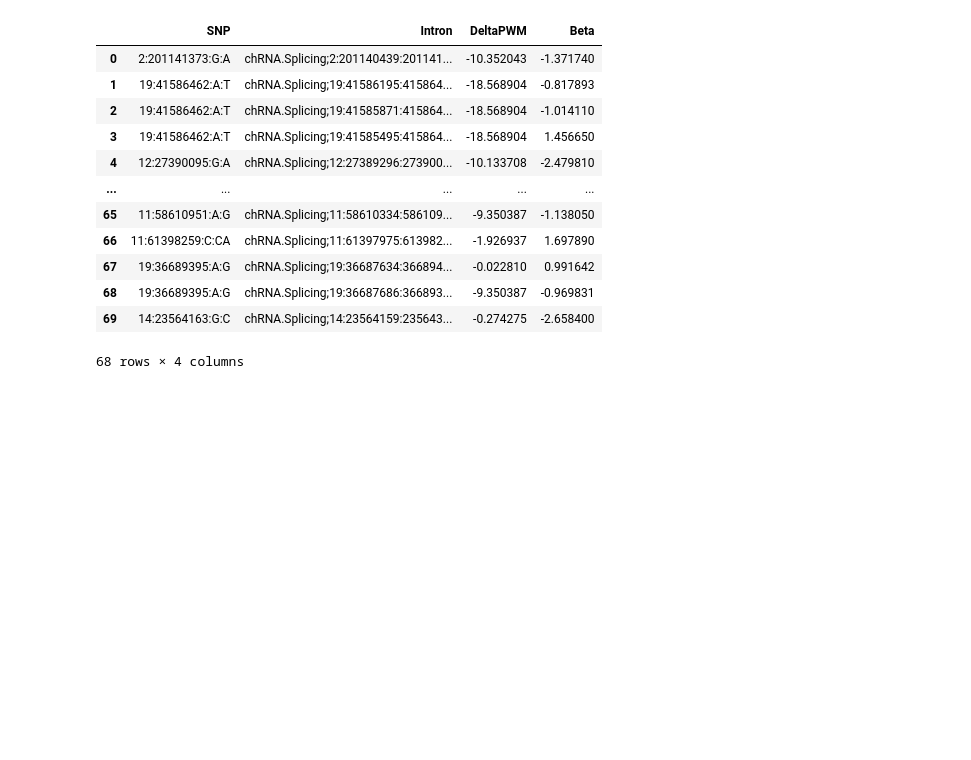
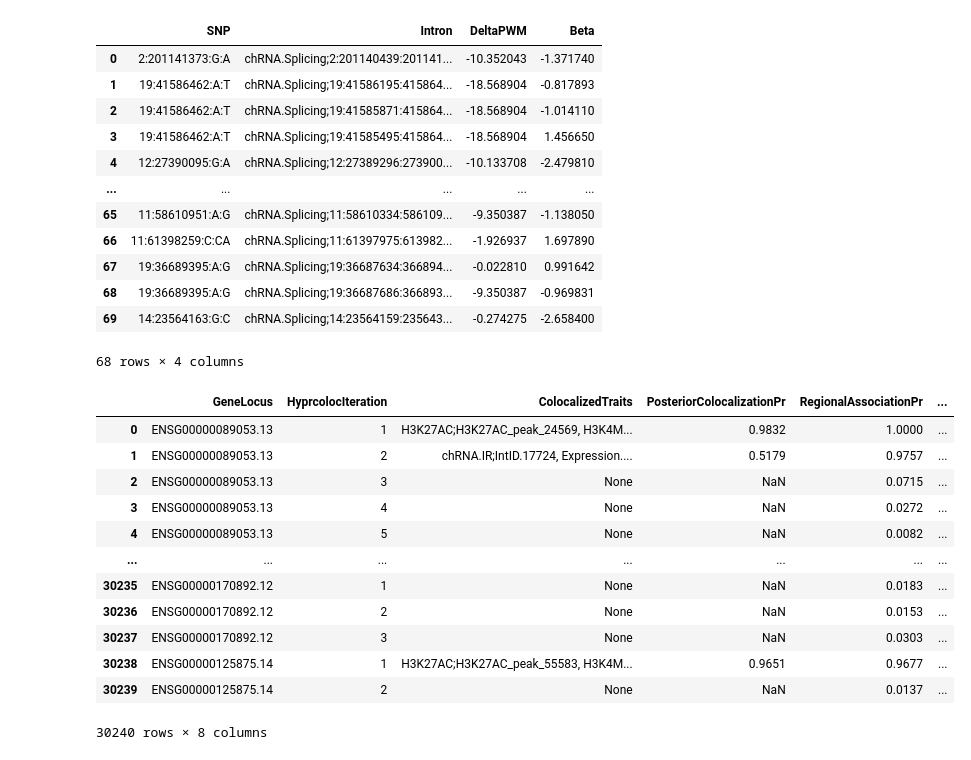
Before and after one commit to bfairkun/ChromatinSplicingQTLs, a Jupyter notebook: analysis/hyprcoloc_analysis.ipynb, the cells around one changed output. Saved outputs shown, nothing was run; the diff lists cells and outputs as text; code cells hidden in the pictures; blank space fills up the shorter version.

```diff
--- a/analysis/hyprcoloc_analysis.ipynb
+++ b/analysis/hyprcoloc_analysis.ipynb
@@ -1140,3 +1123,19 @@ df_3ss
 | 68 | 19:36689395:A:G | chRNA.Splicing;19:36687686:366893... | -9.350387 | -0.969831 |
 | 69 | 14:23564163:G:C | chRNA.Splicing;14:23564159:235643... | -0.274275 | -2.658400 |
 68 rows × 4 columns
+# %%
+hyprcoloc
+# %% [output]
+|  | GeneLocus | HyprcolocIteration | ColocalizedTraits | PosteriorColocalizationPr | RegionalAssociationPr | ... |
+| 0 | ENSG00000089053.13 | 1 | H3K27AC;H3K27AC_peak_24569, H3K4M... | 0.9832 | 1.0000 | ... |
+| 1 | ENSG00000089053.13 | 2 | chRNA.IR;IntID.17724, Expression.... | 0.5179 | 0.9757 | ... |
+| 2 | ENSG00000089053.13 | 3 | None | NaN | 0.0715 | ... |
+| 3 | ENSG00000089053.13 | 4 | None | NaN | 0.0272 | ... |
+| 4 | ENSG00000089053.13 | 5 | None | NaN | 0.0082 | ... |
+| ... | ... | ... | ... | ... | ... | ... |
+| 30235 | ENSG00000170892.12 | 1 | None | NaN | 0.0183 | ... |
+| 30236 | ENSG00000170892.12 | 2 | None | NaN | 0.0153 | ... |
+| 30237 | ENSG00000170892.12 | 3 | None | NaN | 0.0303 | ... |
+| 30238 | ENSG00000125875.14 | 1 | H3K27AC;H3K27AC_peak_55583, H3K4M... | 0.9651 | 0.9677 | ... |
+| 30239 | ENSG00000125875.14 | 2 | None | NaN | 0.0137 | ... |
+30240 rows × 8 columns
```
Also changed, not shown: parts of 5 cells of this notebook, 18 other files.
